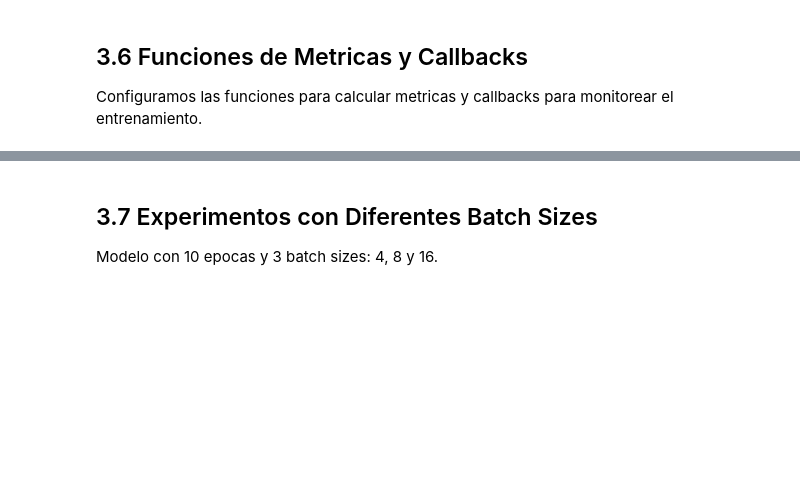
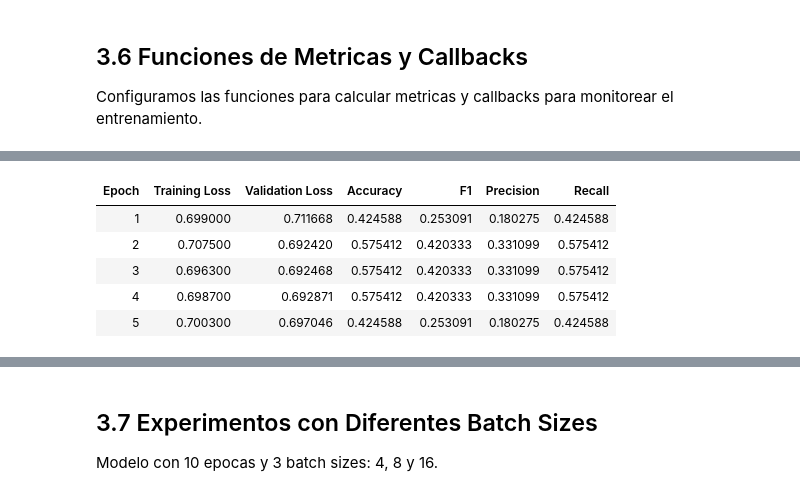
Before and after one commit to Yenreh/Workshop2PLN, a Jupyter notebook: Tarea2_Punto3.ipynb, the cells around one changed output, grey strips where cells are left out. Saved outputs shown, nothing was run; the diff lists cells and outputs as text; code cells hidden in the pictures; blank space fills up the shorter version.

```diff
--- a/Tarea2_Punto3.ipynb
+++ b/Tarea2_Punto3.ipynb
@@ -100,7 +107,7 @@ ensure_directories(3)
 # Configuracion del modelo base
 MODEL_NAME = "xlm-roberta-large"
 MODEL_CHECKPOINT = "FacebookAI/xlm-roberta-large"
-MAX_LENGTH = 256
+MAX_LENGTH = 128  # Reducido de 256 a 128 para seguridad (puedes aumentar a 192 o 256 si lo deseas)
 LEARNING_RATE = 2e-5
 NUM_EPOCHS = 10  # Segun el taller: 10 epocas
 WEIGHT_DECAY = 0.01
@@ -112,8 +119,11 @@ SAVE_STRATEGY = "epoch"
 METRIC_FOR_BEST_MODEL = "f1"
 EARLY_STOPPING_PATIENCE = 3
 
-# Batch sizes a experimentar segun el taller: 4, 8 y 16
+# Batch sizes a experimentar segun el taller: 4, 8 y 16 (NO SE PUEDEN CAMBIAR)
 BATCH_SIZES = [4, 8, 16]
+
+# CONFIGURACION DE OPTIMIZACION DE VRAM
+GRADIENT_CHECKPOINTING = True  # Reduce VRAM ~30-40% (puedes desactivar para acelerar)
 
 print("="*80)
 print("CONFIGURACION DEL PUNTO 3 - FINE-TUNING XLM-ROBERTA-LARGE")
@@ -122,7 +132,8 @@ print(f"\nModelo base: {MODEL_NAME}")
 print(f"Checkpoint: {MODEL_CHECKPOINT}")
 print(f"Max Length: {MAX_LENGTH}")
 print(f"\nHIPERPARAMETROS:")
-print(f"  - Batch Sizes a experimentar: {BATCH_SIZES}")
+print(f"  - Batch Sizes a experimentar: {BATCH_SIZES} (REQUERIDO POR EL TALLER)")
+print(f"  - Gradient Checkpointing: {GRADIENT_CHECKPOINTING}")
 print(f"  - Learning Rate: {LEARNING_RATE}")
 print(f"  - Numero de Epocas: {NUM_EPOCHS}")
 print(f"  - Weight Decay: {WEIGHT_DECAY}")
@@ -136,4 +147,10 @@ print(f"  - Output: {OUTPUT_DIR}")
 print(f"  - Results: {RESULTS_DIR}")
 print(f"\n{'='*80}")
 print(f"Se realizaran {len(BATCH_SIZES)} experimentos independientes")
+print(f"OPTIMIZACIONES ACTIVADAS:")
+print(f"  - FP16 activado (reduce VRAM 50%)")
+print(f"  - Gradient Checkpointing activado (ahorra ~30-40% VRAM)")
+print(f"  - Limpieza de cache entre experimentos")
+print(f"  - Evaluacion con acumulacion de batches")
+print(f"\nCon 12 GB de VRAM: Todos los batch sizes funcionaran perfectamente")
 print(f"{'='*80}")
@@ -396,6 +485,19 @@ for batch_size in BATCH_SIZES:
     print("\n" + "="*100)
     print(f"EXPERIMENTO: BATCH_SIZE = {batch_size}")
     print("="*100)
+
+    # Limpiar memoria antes de cada experimento
+    if torch.cuda.is_available():
+        import gc
+        gc.collect()
+        torch.cuda.empty_cache()
+        torch.cuda.synchronize()
+        gc.collect()
+        torch.cuda.empty_cache()
+        print(f"Memoria GPU limpiada antes del experimento")
+        print(f"  VRAM total: {torch.cuda.get_device_properties(0).total_memory / 1e9:.2f} GB")
+        print(f"  VRAM libre: {(torch.cuda.get_device_properties(0).total_memory - torch.cuda.memory_reserved(0)) / 1e9:.2f} GB")
+        print(f"  VRAM asignada: {torch.cuda.memory_allocated(0) / 1e9:.2f} GB")
 
     # Crear callback para este experimento
     metrics_callback = MetricsHistoryCallback()
@@ -407,6 +509,12 @@ for batch_size in BATCH_SIZES:
         num_labels=2,
         problem_type="single_label_classification"
     )
+
+    # Activar gradient checkpointing para ahorrar VRAM
+    if GRADIENT_CHECKPOINTING:
+        model.gradient_checkpointing_enable()
+        print("Gradient Checkpointing ACTIVADO (ahorra ~30-40% VRAM)")
+
     print(f"Modelo cargado - Parametros: {sum(p.numel() for p in model.parameters()):,}")
 
     # Configurar argumentos de entrenamiento
@@ -423,15 +531,18 @@ for batch_size in BATCH_SIZES:
         warmup_steps=WARMUP_STEPS,
         logging_dir=f"{experiment_output_dir}logs/",
         logging_steps=50,
-        eval_strategy=EVAL_STRATEGY,  # Cambiado de evaluation_strategy
+        eval_strategy=EVAL_STRATEGY,
         save_strategy=SAVE_STRATEGY,
         load_best_model_at_end=True,
         metric_for_best_model=METRIC_FOR_BEST_MODEL,
         greater_is_better=True,
-        save_total_limit=3,
+        save_total_limit=2,
         fp16=torch.cuda.is_available(),
+        gradient_checkpointing=GRADIENT_CHECKPOINTING,
         report_to="none",
-        seed=42
+        seed=42,
+        dataloader_pin_memory=False,
+        optim="adamw_torch",
     )
 
     print(f"\nTrainingArguments configurados:")
@@ -440,6 +551,7 @@ for batch_size in BATCH_SIZES:
     print(f"  - Learning rate: {LEARNING_RATE}")
     print(f"  - Output dir: {experiment_output_dir}")
     print(f"  - FP16: {torch.cuda.is_available()}")
+    print(f"  - Gradient Checkpointing: {GRADIENT_CHECKPOINTING}")
 
     # Crear trainer con weighted loss
     trainer = WeightedLossTrainer(
@@ -457,6 +569,13 @@ for batch_size in BATCH_SIZES:
     )
 
     print(f"\nTrainer configurado con weighted loss y early stopping")
+
+    # Mostrar uso de VRAM antes de entrenar
+    if torch.cuda.is_available():
+        print(f"\nEstado de VRAM antes del entrenamiento:")
+        print(f"  - Memoria asignada: {torch.cuda.memory_allocated(0) / 1e9:.2f} GB")
+        print(f"  - Memoria reservada: {torch.cuda.memory_reserved(0) / 1e9:.2f} GB")
+        print(f"  - Memoria libre: {(torch.cuda.get_device_properties(0).total_memory - torch.cuda.memory_reserved(0)) / 1e9:.2f} GB")
 
     # Entrenar modelo
     print(f"\n{'='*80}")
@@ -530,16 +649,26 @@ for batch_size in BATCH_SIZES:
         punto=3
     )
 
-    # Limpiar memoria GPU
-    del model
-    del trainer
-    if torch.cuda.is_available():
-        torch.cuda.empty_cache()
-
     print(f"\n{'='*100}")
     print(f"EXPERIMENTO COMPLETADO - Batch Size: {batch_size}")
     print(f"{'='*100}\n")
 
+    # Limpiar memoria GPU de forma agresiva
+    print("Liberando memoria GPU...")
+    del model
+    del trainer
+    del training_args
+    if torch.cuda.is_available():
+        torch.cuda.empty_cache()
+        torch.cuda.synchronize()
+        import gc
+        gc.collect()
+        torch.cuda.empty_cache()
+        print(f"Memoria GPU liberada completamente")
+        print(f"  VRAM libre: {(torch.cuda.get_device_properties(0).total_memory - torch.cuda.memory_reserved(0)) / 1e9:.2f} GB")
+        print(f"  VRAM asignada: {torch.cuda.memory_allocated(0) / 1e9:.2f} GB")
+
 print("\n" + "="*100)
-print("TODOS LOS EXPERIMENTOS COMPLETADOS")
+print(f"TODOS LOS EXPERIMENTOS COMPLETADOS: {len(all_experiments)}/{len(BATCH_SIZES)}")
 print("="*100)
+# %% [output]
@@ -545,0 +710,6 @@ print("="*100)
+| Epoch | Training Loss | Validation Loss | Accuracy | F1 | Precision | Recall |
+| 1 | 0.699000 | 0.711668 | 0.424588 | 0.253091 | 0.180275 | 0.424588 |
+| 2 | 0.707500 | 0.692420 | 0.575412 | 0.420333 | 0.331099 | 0.575412 |
+| 3 | 0.696300 | 0.692468 | 0.575412 | 0.420333 | 0.331099 | 0.575412 |
+| 4 | 0.698700 | 0.692871 | 0.575412 | 0.420333 | 0.331099 | 0.575412 |
+| 5 | 0.700300 | 0.697046 | 0.424588 | 0.253091 | 0.180275 | 0.424588 |
```
Also changed, not shown: parts of 13 cells of this notebook, 11 other files.
